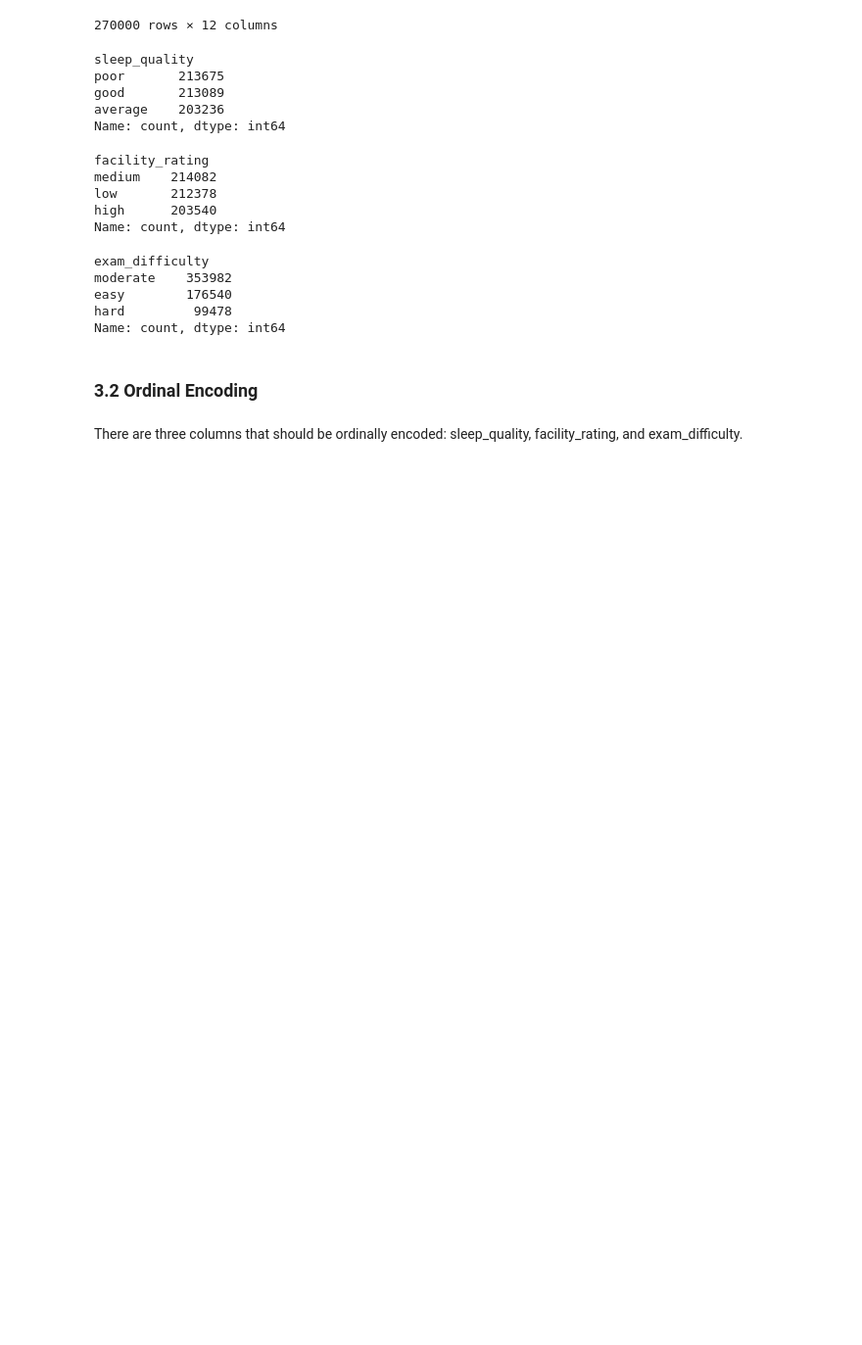
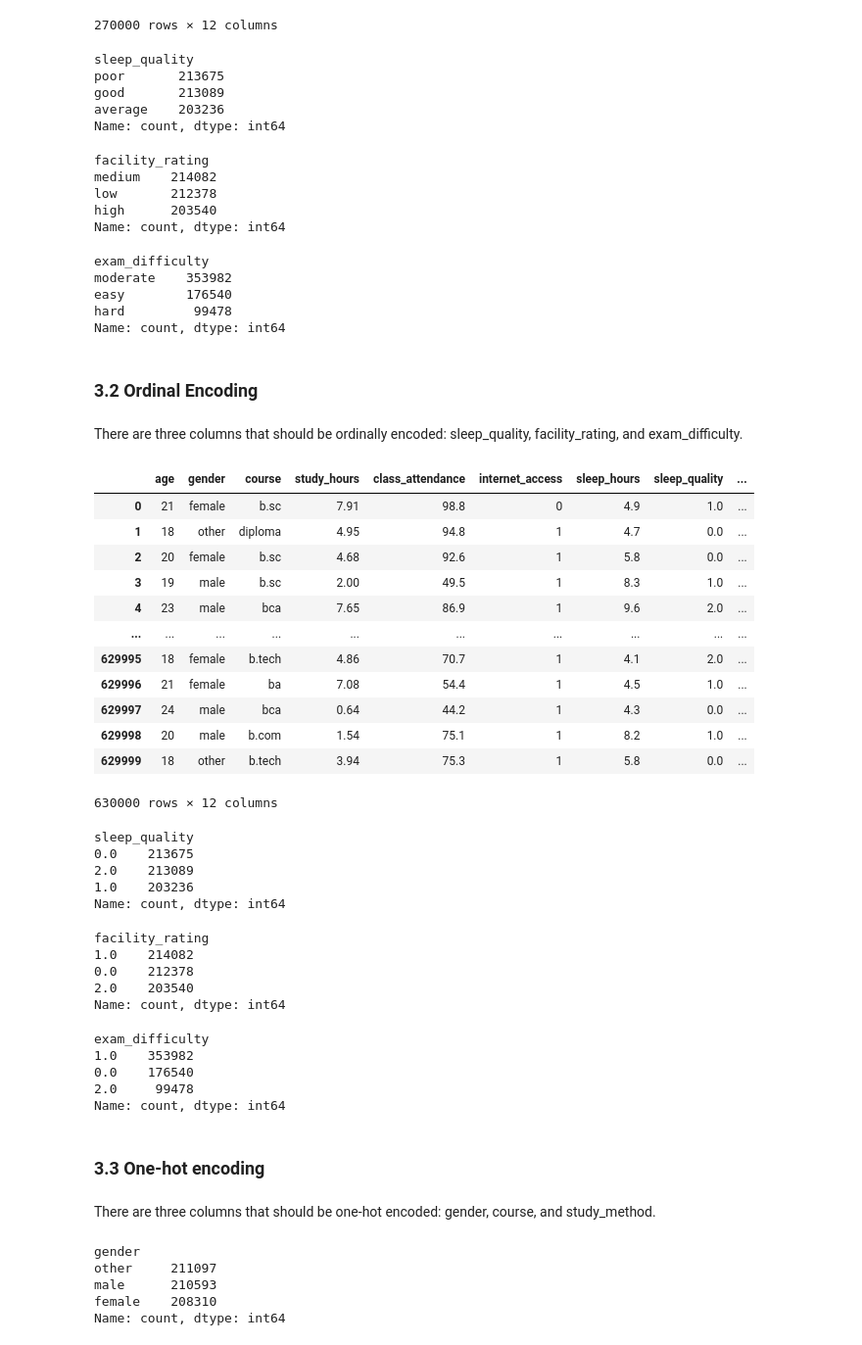
Before and after one commit to matcze/prediction_score, a Jupyter notebook: pred_score.ipynb, the cells around one changed output. Shown at 98% size. Saved outputs shown, nothing was run; the diff lists cells and outputs as text; code cells hidden in the pictures; blank space fills up the shorter version.

```diff
--- a/pred_score.ipynb
+++ b/pred_score.ipynb
@@ -440,4 +444,50 @@ categories = [
     ["easy", "moderate", "hard"]      # exam_difficulty
 ]
 # %%
-ordinalencoder = OrdinalEncoder(categories=categories)
+ordinal_encoder = OrdinalEncoder(categories=categories)
+# %%
+dataset_train[ordinal_features] = ordinal_encoder.fit_transform(dataset_train[ordinal_features])
+# %%
+dataset_train
+# %% [output]
+|  | age | gender | course | study_hours | class_attendance | internet_access | sleep_hours | sleep_quality | ... |
+| 0 | 21 | female | b.sc | 7.91 | 98.8 | 0 | 4.9 | 1.0 | ... |
+| 1 | 18 | other | diploma | 4.95 | 94.8 | 1 | 4.7 | 0.0 | ... |
+| 2 | 20 | female | b.sc | 4.68 | 92.6 | 1 | 5.8 | 0.0 | ... |
+| 3 | 19 | male | b.sc | 2.00 | 49.5 | 1 | 8.3 | 1.0 | ... |
+| 4 | 23 | male | bca | 7.65 | 86.9 | 1 | 9.6 | 2.0 | ... |
+| ... | ... | ... | ... | ... | ... | ... | ... | ... | ... |
+| 629995 | 18 | female | b.tech | 4.86 | 70.7 | 1 | 4.1 | 2.0 | ... |
+| 629996 | 21 | female | ba | 7.08 | 54.4 | 1 | 4.5 | 1.0 | ... |
+| 629997 | 24 | male | bca | 0.64 | 44.2 | 1 | 4.3 | 0.0 | ... |
+| 629998 | 20 | male | b.com | 1.54 | 75.1 | 1 | 8.2 | 1.0 | ... |
+| 629999 | 18 | other | b.tech | 3.94 | 75.3 | 1 | 5.8 | 0.0 | ... |
+630000 rows × 12 columns
+# %%
+dataset_train["sleep_quality"].value_counts()
+# %% [output]
+sleep_quality
+0.0    213675
+2.0    213089
+1.0    203236
+Name: count, dtype: int64
+# %%
+dataset_train["facility_rating"].value_counts()
+# %% [output]
+facility_rating
+1.0    214082
+0.0    212378
+2.0    203540
+Name: count, dtype: int64
+# %%
+dataset_train["exam_difficulty"].value_counts()
+# %% [output]
+exam_difficulty
+1.0    353982
+0.0    176540
+2.0     99478
+Name: count, dtype: int64
+# %% [markdown]
+### 3.3 One-hot encoding
+# %% [markdown]
+There are three columns that should be one-hot encoded: gender, course, and study_method.
@@ -443,0 +496,8 @@ ordinalencoder = OrdinalEncoder(categories=categories)
+# %%
+dataset_train["gender"].value_counts()
+# %% [output]
+gender
+other     211097
+male      210593
+female    208310
+Name: count, dtype: int64
```
Also changed, not shown: parts of 11 cells of this notebook.
